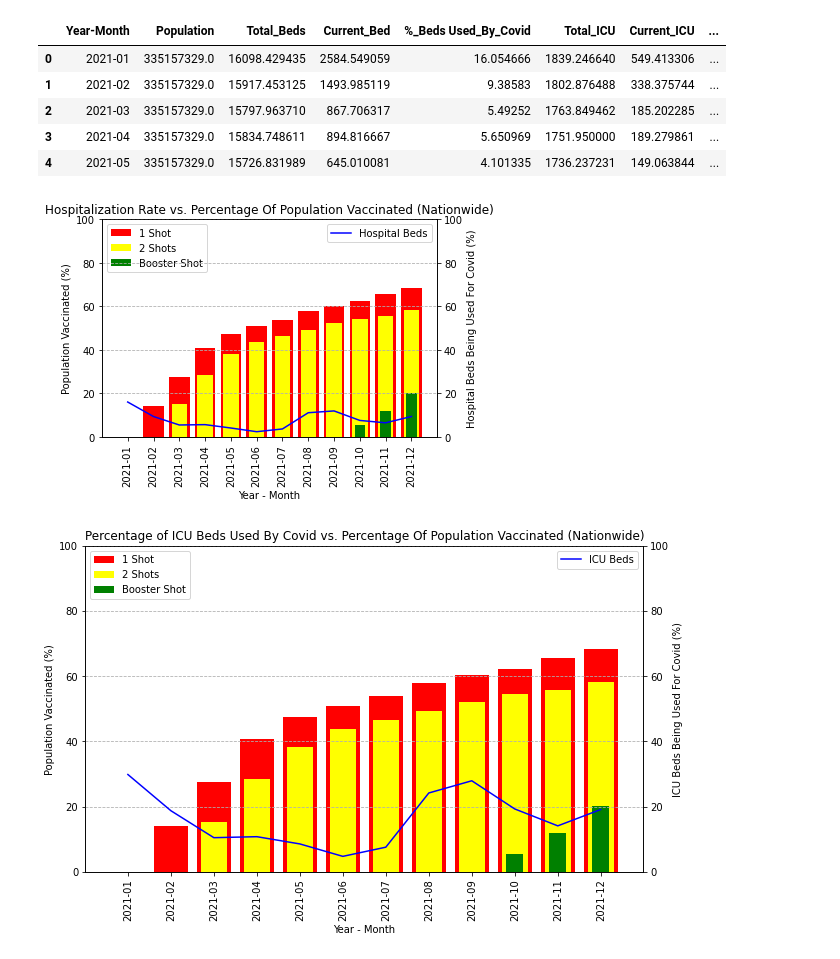
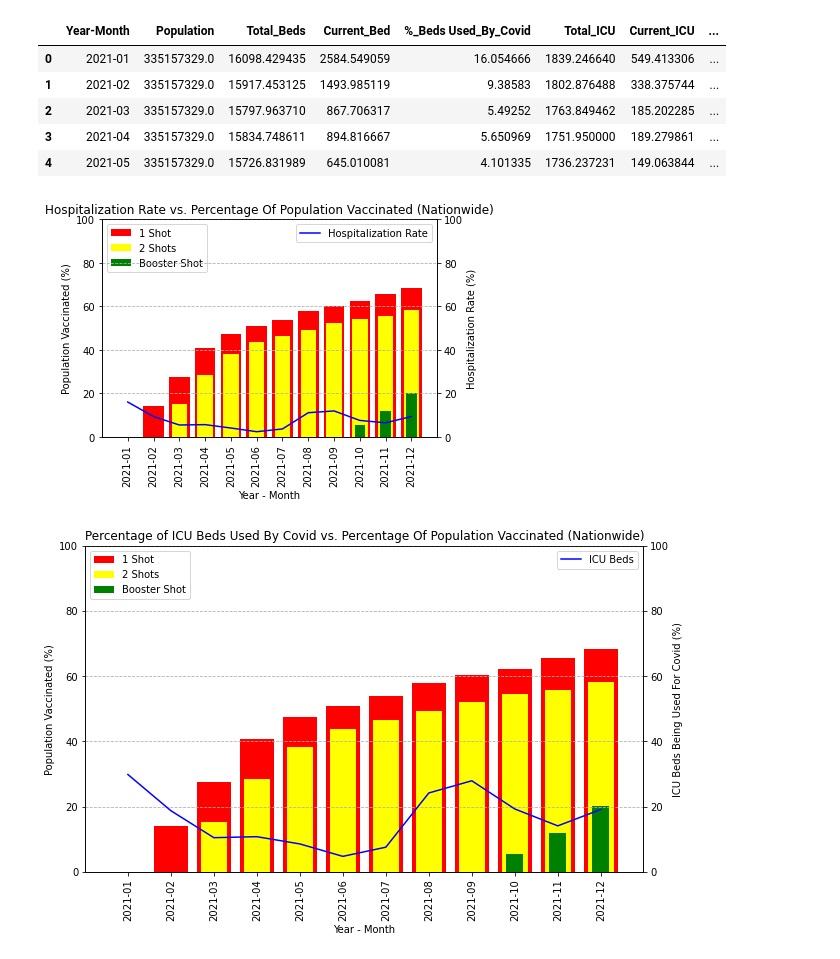
Before and after one commit to tracypoon/Group_3_Project, a Jupyter notebook: Tom/Covid Data Analysis v2.ipynb, the cells around one changed output. Saved outputs shown, nothing was run; the diff lists cells and outputs as text; code cells hidden in the pictures.

Commit message:
updated hospitalization plot

```diff
--- a/Tom/Covid Data Analysis v2.ipynb
+++ b/Tom/Covid Data Analysis v2.ipynb
@@ -365,37 +365,37 @@ final_monthly_set2_df.head()
 # %%
 # Create a line and bar chart based on the % hospital beds used by covid and % of people vaccinated
 fig, ax1 = plt.subplots()
 plt.rcParams["figure.figsize"]=[10,6]
 ax1.set_xlabel("Year - Month")
 ax1.tick_params(axis = "x", labelrotation = 90)
 ax1.set_ylabel("Population Vaccinated (%)")
 ax1.bar(final_monthly_set2_df["Year-Month"], final_monthly_set2_df["%_Pops w/ 1_Vaccine_Shot"], color = "red",
         label = "1 Shot", width= 0.8)
 ax1.bar(final_monthly_set2_df["Year-Month"], final_monthly_set2_df["%_Pops w/ 2_Vaccine_Shots"], color = "yellow",
         label = "2 Shots", width= 0.6)
 ax1.bar(final_monthly_set2_df["Year-Month"], final_monthly_set2_df["%_Pops w/ Booster_Shot"], color = "green",
         label = "Booster Shot", width= 0.4)
 ax1.set_ylim([0, 100])
 ax1.legend(loc = "upper left")
 
 ax2 = ax1.twinx()
 ax2.plot(final_monthly_set2_df["Year-Month"], final_monthly_set2_df["%_Beds Used_By_Covid"], color = "blue",
-         label = "Hospital Beds")
-ax2.set_ylabel("Hospital Beds Being Used For Covid (%)")
+         label = "Hospitalization Rate")
+ax2.set_ylabel("Hospitalization Rate (%)")
 ax2.set_ylim([0, 100])
 ax2.legend(loc = "upper right")
 plt.grid(linestyle = '--')
 plt.title("Hospitalization Rate vs. Percentage Of Population Vaccinated (Nationwide)")
 plt.savefig("Images/HospitalBeds_vs_PerVaccinated.png",
             bbox_inches ="tight",
-            pad_inches = 1,
+            pad_inches  = 1,
             transparent = True,
             facecolor ="w",
             edgecolor ="b",
             orientation ="landscape")
 plt.show()
 # %% [output]
-[figure, old version]
+[figure, new version]
 # %%
 # Create a line and bar chart based on the % hospital ICU beds used by covid and % of people vaccinated
 fig, ax1 = plt.subplots()
```
Also changed, not shown: 1 other file.
